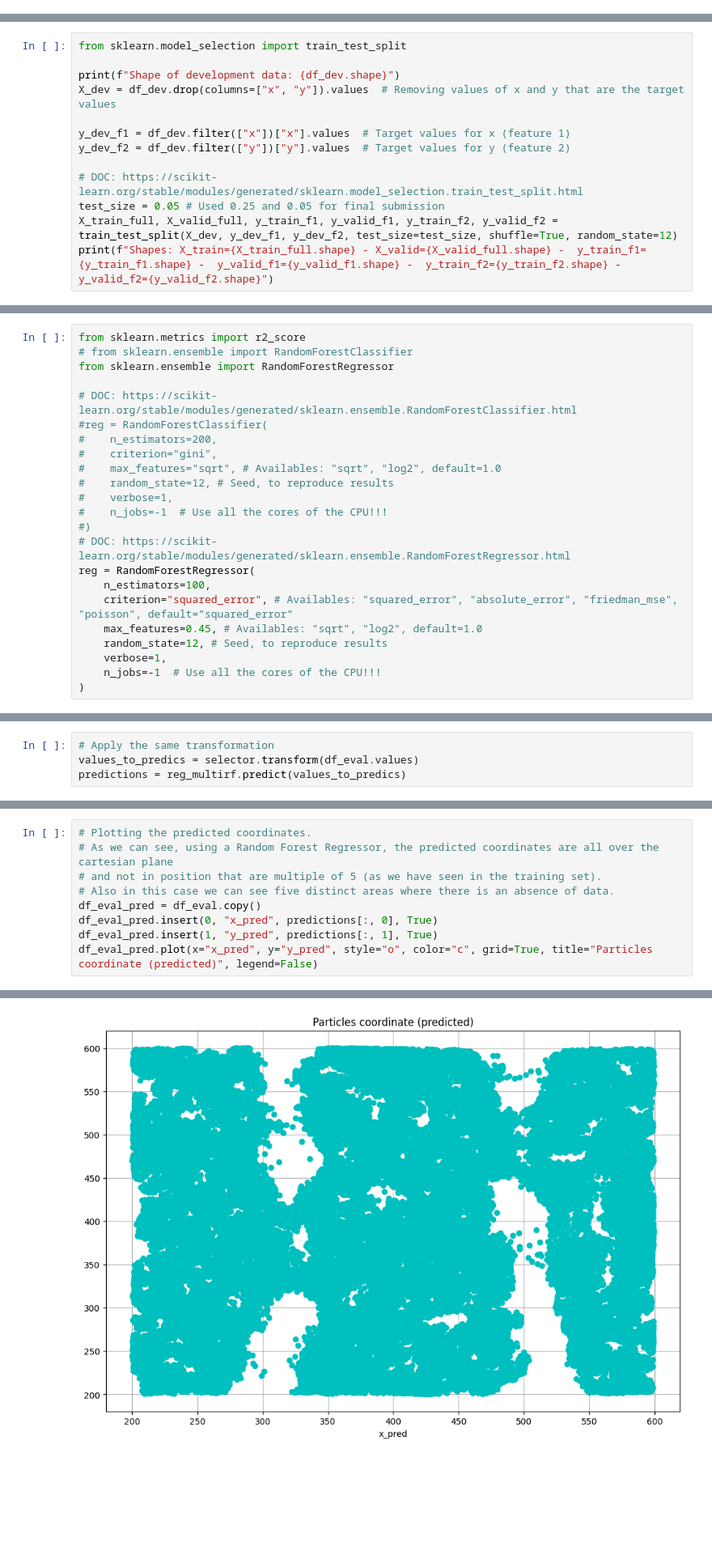
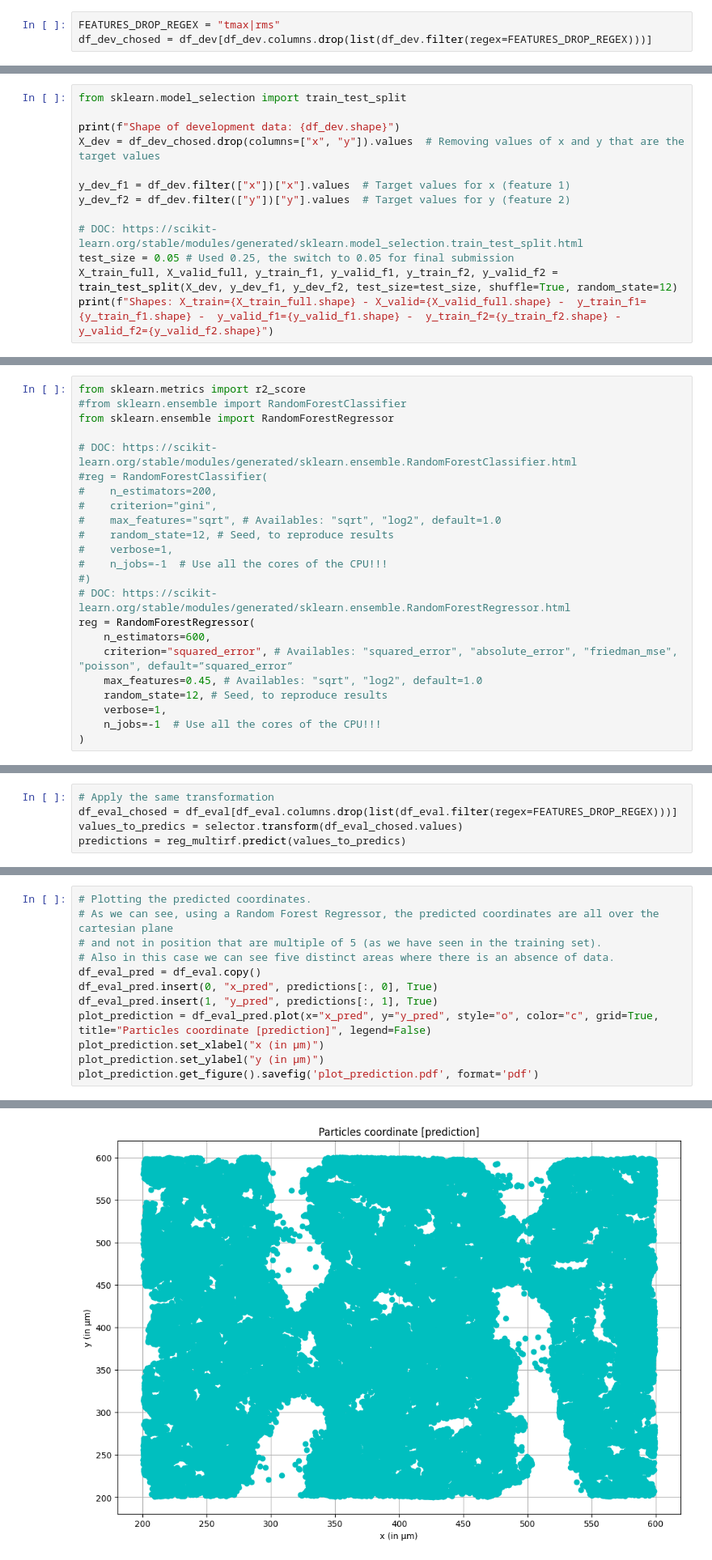
Before and after one commit to vellons/polito-ds-lab-exercises, a Jupyter notebook: exam/solution.ipynb, the cells around one changed output, grey strips where cells are left out. Shown at 81% size. Saved outputs shown, nothing was run; the diff lists cells and outputs as text; blank space fills up the shorter version.

```diff
--- a/exam/solution.ipynb
+++ b/exam/solution.ipynb
@@ -145,16 +151,19 @@ df_dev.plot(x="x", y="y", style="o", grid=True, title="Particles coordinate", le
+# %%
+FEATURES_DROP_REGEX = "tmax|rms"
+df_dev_chosed = df_dev[df_dev.columns.drop(list(df_dev.filter(regex=FEATURES_DROP_REGEX)))]
 # %% [markdown]
 ### Spliting the dataset into train and test
 # %%
 from sklearn.model_selection import train_test_split
 
 print(f"Shape of development data: {df_dev.shape}")
-X_dev = df_dev.drop(columns=["x", "y"]).values  # Removing values of x and y that are the target values
+X_dev = df_dev_chosed.drop(columns=["x", "y"]).values  # Removing values of x and y that are the target values
 
 y_dev_f1 = df_dev.filter(["x"])["x"].values  # Target values for x (feature 1)
 y_dev_f2 = df_dev.filter(["y"])["y"].values  # Target values for y (feature 2)
 
 # DOC: https://scikit-learn.org/stable/modules/generated/sklearn.model_selection.train_test_split.html
-test_size = 0.05 # Used 0.25 and 0.05 for final submission
+test_size = 0.05 # Used 0.25, the switch to 0.05 for final submission
 X_train_full, X_valid_full, y_train_f1, y_valid_f1, y_train_f2, y_valid_f2 = train_test_split(X_dev, y_dev_f1, y_dev_f2, test_size=test_size, shuffle=True, random_state=12)
 print(f"Shapes: X_train={X_train_full.shape} - X_valid={X_valid_full.shape} -  y_train_f1={y_train_f1.shape} -  y_valid_f1={y_valid_f1.shape} -  y_train_f2={y_train_f2.shape} -  y_valid_f2={y_valid_f2.shape}")
 # %% [output]
@@ -218,6 +227,6 @@ def euclidean_dist_score(corrects: np.ndarray, predictions: np.ndarray) -> float
 # %%
 from sklearn.metrics import r2_score
-# from sklearn.ensemble import RandomForestClassifier
+#from sklearn.ensemble import RandomForestClassifier
 from sklearn.ensemble import RandomForestRegressor
 
 # DOC: https://scikit-learn.org/stable/modules/generated/sklearn.ensemble.RandomForestClassifier.html
@@ -231,7 +240,7 @@ from sklearn.ensemble import RandomForestRegressor
 #)
 # DOC: https://scikit-learn.org/stable/modules/generated/sklearn.ensemble.RandomForestRegressor.html
 reg = RandomForestRegressor(
-    n_estimators=100,
+    n_estimators=600,
     criterion="squared_error", # Availables: "squared_error", "absolute_error", "friedman_mse", "poisson", default=”squared_error”
     max_features=0.45, # Availables: "sqrt", "log2", default=1.0
     random_state=12, # Seed, to reproduce results
@@ -331,7 +328,8 @@ df_eval.head(3)
 3 rows × 90 columns
 # %%
 # Apply the same transformation
-values_to_predics = selector.transform(df_eval.values)
+df_eval_chosed = df_eval[df_eval.columns.drop(list(df_eval.filter(regex=FEATURES_DROP_REGEX)))]
+values_to_predics = selector.transform(df_eval_chosed.values)
 predictions = reg_multirf.predict(values_to_predics)
 # %% [output]
 [Parallel(n_jobs=10)]: Using backend ThreadingBackend with 10 concurrent workers.
@@ -368,5 +366,8 @@ pd.DataFrame(result, index=df_eval.index).to_csv("output_vellons.csv", index_lab
 df_eval_pred = df_eval.copy()
 df_eval_pred.insert(0, "x_pred", predictions[:, 0], True)
 df_eval_pred.insert(1, "y_pred", predictions[:, 1], True)
-df_eval_pred.plot(x="x_pred", y="y_pred", style="o", color="c", grid=True, title="Particles coordinate (predicted)", legend=False)
+plot_prediction = df_eval_pred.plot(x="x_pred", y="y_pred", style="o", color="c", grid=True, title="Particles coordinate [prediction]", legend=False)
+plot_prediction.set_xlabel("x (in μm)")
+plot_prediction.set_ylabel("y (in μm)")
+plot_prediction.get_figure().savefig('plot_prediction.pdf', format='pdf')
 # %% [output]
@@ -374 +374 @@ df_eval_pred.plot(x="x_pred", y="y_pred", style="o", color="c", grid=True, title
-[figure, old version]
+[figure, new version]
```
Also changed, not shown: parts of 20 cells of this notebook, 4 other files.
